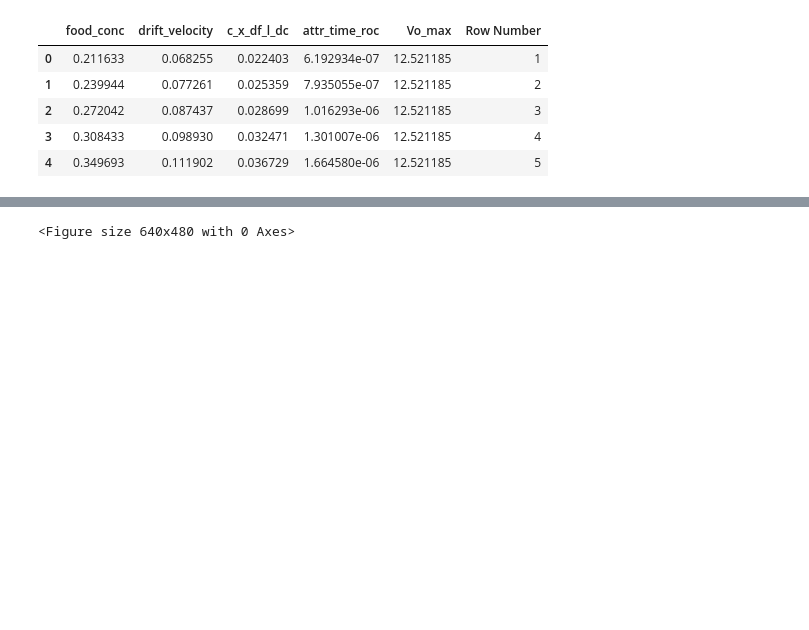
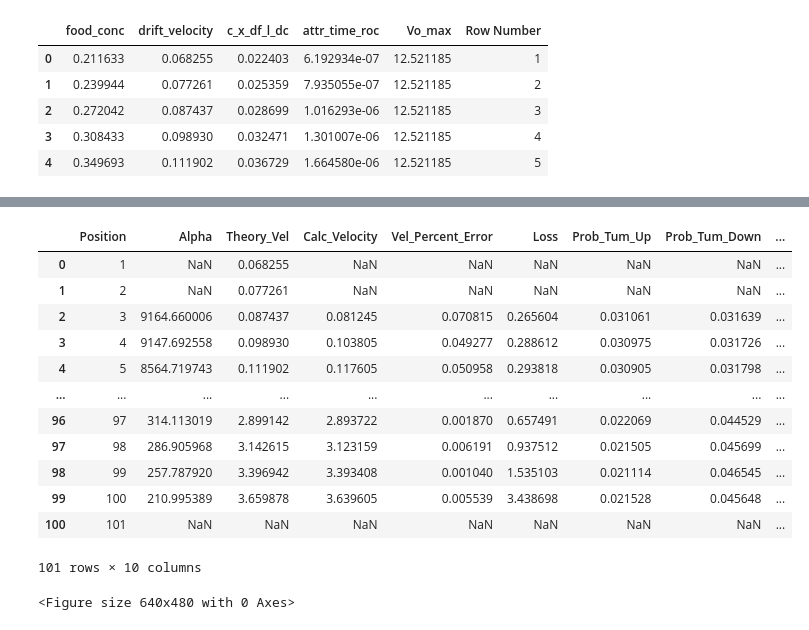
Before and after one commit to Frood-for-Thought/Run_Tumble_Gillespie_Diffusion_Equation, a Jupyter notebook: plotting.ipynb, the cells around one changed output, grey strips where cells are left out. Drawn from its saved outputs; the diff is of its cells as text; code cells hidden in the pictures; blank space fills up the shorter version.

```diff
--- a/plotting.ipynb
+++ b/plotting.ipynb
@@ -33,3 +37,23 @@ input_param_df.head()
+# %%
+r_0 = 1.16
+
+curve_fit_df["alpha_i"] = (input_param_df['drift_velocity'] * np.pi * r_0) / (2 * input_param_df['Vo_max'] * input_param_df['attr_time_roc'])
+# %%
+curve_fit_df
+# %% [output]
+|  | Position | Alpha | Theory_Vel | Calc_Velocity | Vel_Percent_Error | Loss | Prob_Tum_Up | Prob_Tum_Down | ... |
+| 0 | 1 | NaN | 0.068255 | NaN | NaN | NaN | NaN | NaN | ... |
+| 1 | 2 | NaN | 0.077261 | NaN | NaN | NaN | NaN | NaN | ... |
+| 2 | 3 | 9164.660006 | 0.087437 | 0.081245 | 0.070815 | 0.265604 | 0.031061 | 0.031639 | ... |
+| 3 | 4 | 9147.692558 | 0.098930 | 0.103805 | 0.049277 | 0.288612 | 0.030975 | 0.031726 | ... |
+| 4 | 5 | 8564.719743 | 0.111902 | 0.117605 | 0.050958 | 0.293818 | 0.030905 | 0.031798 | ... |
+| ... | ... | ... | ... | ... | ... | ... | ... | ... | ... |
+| 96 | 97 | 314.113019 | 2.899142 | 2.893722 | 0.001870 | 0.657491 | 0.022069 | 0.044529 | ... |
+| 97 | 98 | 286.905968 | 3.142615 | 3.123159 | 0.006191 | 0.937512 | 0.021505 | 0.045699 | ... |
+| 98 | 99 | 257.787920 | 3.396942 | 3.393408 | 0.001040 | 1.535103 | 0.021114 | 0.046545 | ... |
+| 99 | 100 | 210.995389 | 3.659878 | 3.639605 | 0.005539 | 3.438698 | 0.021528 | 0.045648 | ... |
+| 100 | 101 | NaN | NaN | NaN | NaN | NaN | NaN | NaN | ... |
+101 rows × 10 columns
 # %%
 alpha_df_l_dC = curve_fit_df.Alpha_Curve_Fit*input_param_df.attr_time_roc
 # sin_h_func = lambda x: np.sinh(x)
```
Also changed, not shown: parts of 3 cells of this notebook.
